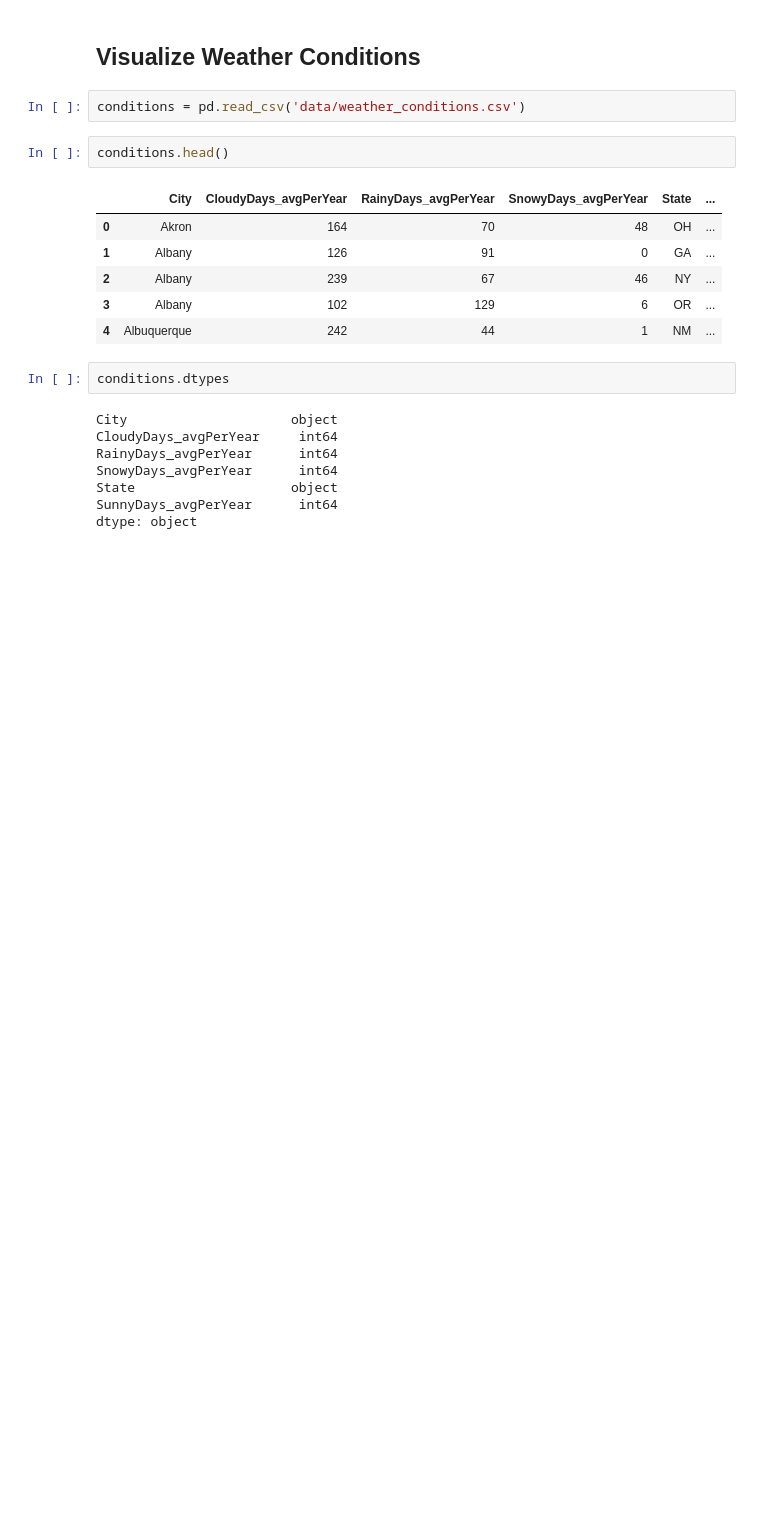
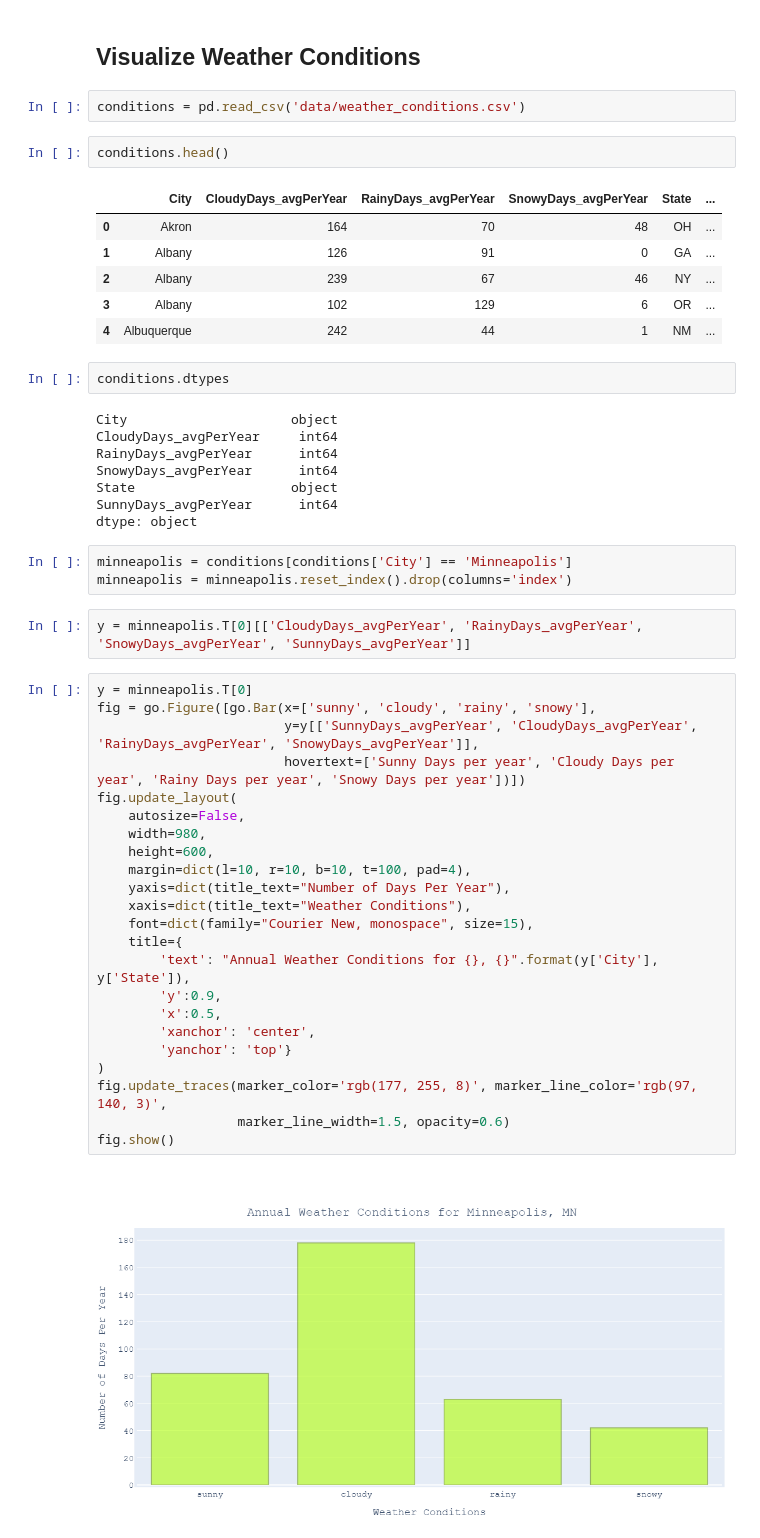
Before and after one commit to BloomTech-Labs/PT17_cityspire-b-ds, a Jupyter notebook: notebooks/model/weather/visualize.ipynb, the cells around one changed output. Cells and saved outputs as stored; diff of their text form; blank space fills up the shorter version.

```diff
--- a/notebooks/model/weather/visualize.ipynb
+++ b/notebooks/model/weather/visualize.ipynb
@@ -141,3 +128,33 @@ SnowyDays_avgPerYear      int64
 State                    object
 SunnyDays_avgPerYear      int64
 dtype: object
+# %%
+minneapolis = conditions[conditions['City'] == 'Minneapolis']
+minneapolis = minneapolis.reset_index().drop(columns='index')
+# %%
+y = minneapolis.T[0][['CloudyDays_avgPerYear', 'RainyDays_avgPerYear', 'SnowyDays_avgPerYear', 'SunnyDays_avgPerYear']]
+# %%
+y = minneapolis.T[0]
+fig = go.Figure([go.Bar(x=['sunny', 'cloudy', 'rainy', 'snowy'],
+                        y=y[['SunnyDays_avgPerYear', 'CloudyDays_avgPerYear', 'RainyDays_avgPerYear', 'SnowyDays_avgPerYear']],
+                        hovertext=['Sunny Days per year', 'Cloudy Days per year', 'Rainy Days per year', 'Snowy Days per year'])])
+fig.update_layout(
+    autosize=False,
+    width=980,
+    height=600,
+    margin=dict(l=10, r=10, b=10, t=100, pad=4),
+    yaxis=dict(title_text="Number of Days Per Year"),
+    xaxis=dict(title_text="Weather Conditions"),
+    font=dict(family="Courier New, monospace", size=15),
+    title={
+        'text': "Annual Weather Conditions for {}, {}".format(y['City'], y['State']),
+        'y':0.9,
+        'x':0.5,
+        'xanchor': 'center',
+        'yanchor': 'top'}
+)
+fig.update_traces(marker_color='rgb(177, 255, 8)', marker_line_color='rgb(97, 140, 3)',
+                  marker_line_width=1.5, opacity=0.6)
+fig.show()
+# %% [output]
+[figure, added]
```
Also changed, not shown: parts of 3 cells of this notebook, 3 other files.
